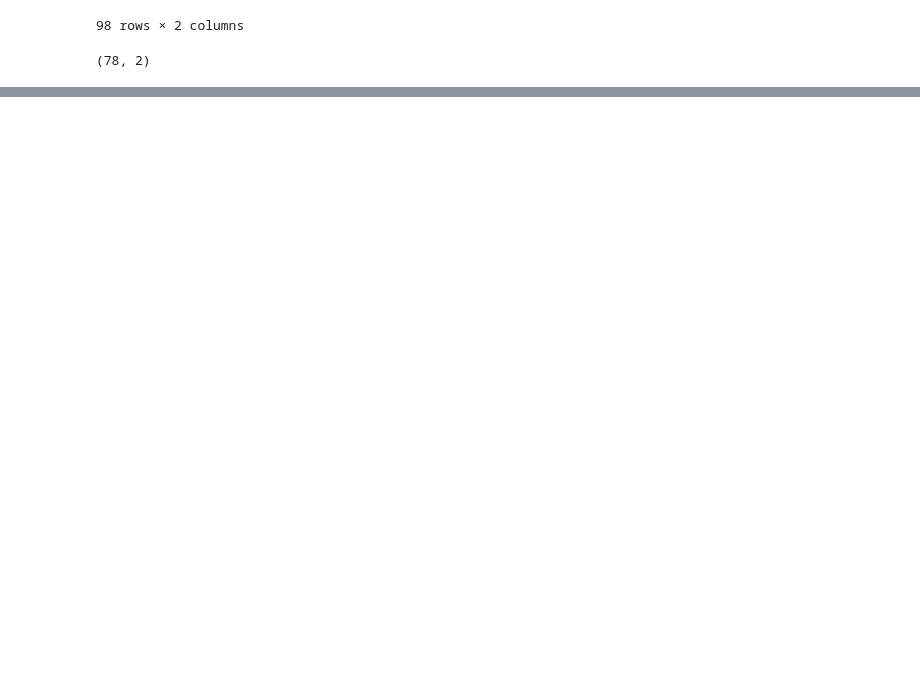
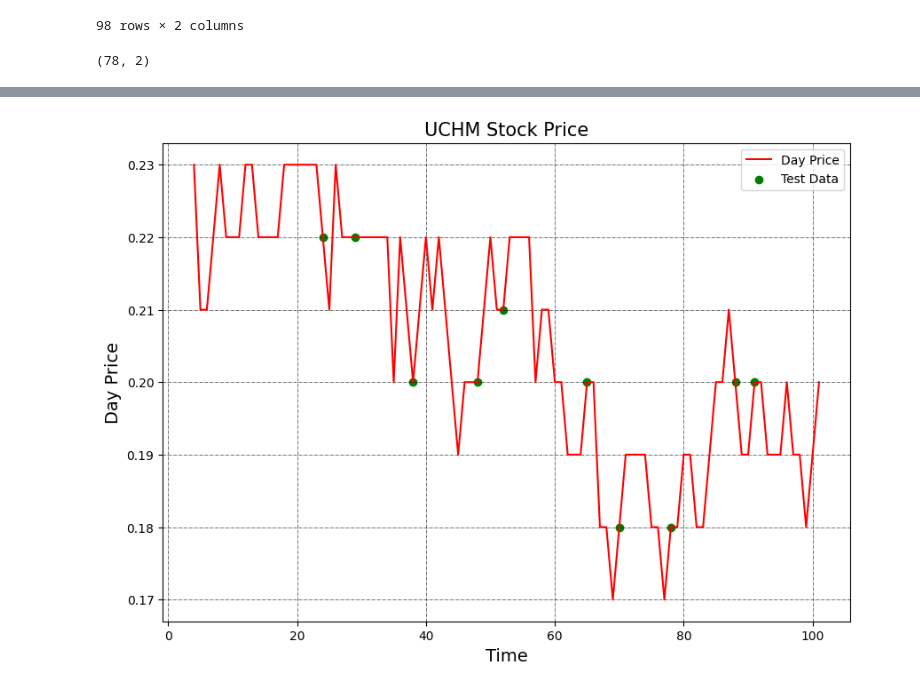
Before and after one commit to keringKirwa/4.1_Machine_Learning, a Jupyter notebook: NCS_Time_Series_Prediction/Linear_Regression/Classification_with_pipeline.ipynb, the cells around one changed output, grey strips where cells are left out. Cells and saved outputs as stored; diff of their text form; code cells hidden in the pictures; blank space fills up the shorter version.

Commit message:
Showing the test prices in the graph

```diff
--- a/NCS_Time_Series_Prediction/Linear_Regression/Classification_with_pipeline.ipynb
+++ b/NCS_Time_Series_Prediction/Linear_Regression/Classification_with_pipeline.ipynb
@@ -227,3 +227,24 @@ results
+# %%
+import matplotlib.pyplot as plt
+
+# Assuming day_price_df is your DataFrame
+day_price_df['Day Price'].plot(figsize=(10, 7), color=['red', 'green'])
+
+# Scatter plot of test data points
+
+test_data_prices = day_price_df['Day Price'][generalized_test_indices]
+plt.scatter(generalized_test_indices, test_data_prices, color='green', marker='o', label='Test Data')
+
+plt.title(random_company_code + " Stock Price", fontsize=15)
+plt.ylabel('Day Price', fontsize=14)
+plt.xlabel('Time', fontsize=14)
+plt.grid(which="major", color='k', linestyle='-.', linewidth=.4)
+plt.legend()  # Show legend with 'Test Data' label
+
+# Show the plot
+plt.show()
+# %% [output]
+[figure, added]
 # %%
 from sklearn.metrics import  accuracy_score,recall_score, precision_score, confusion_matrix
 
```
Also changed, not shown: parts of 6 cells of this notebook.
